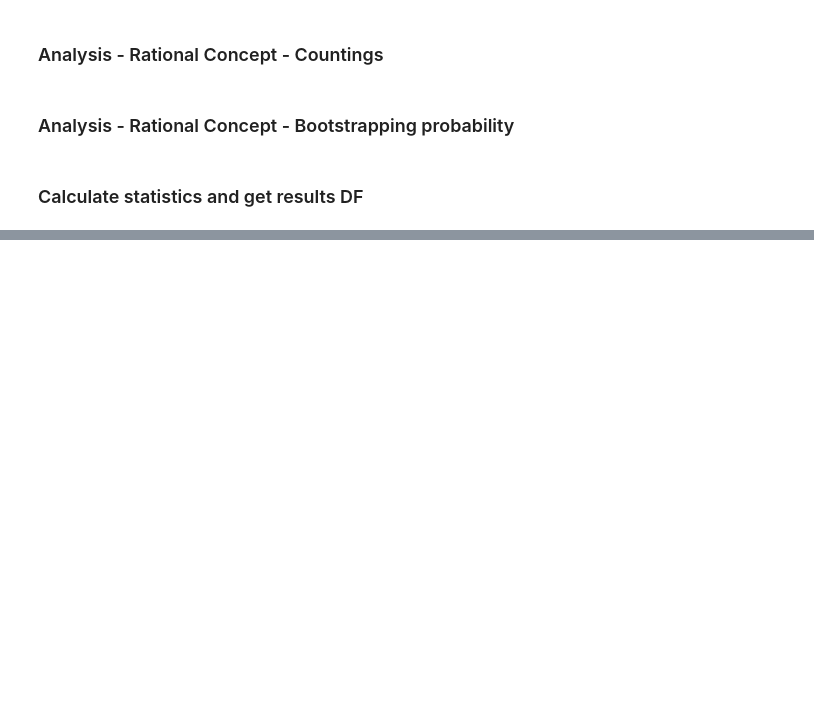
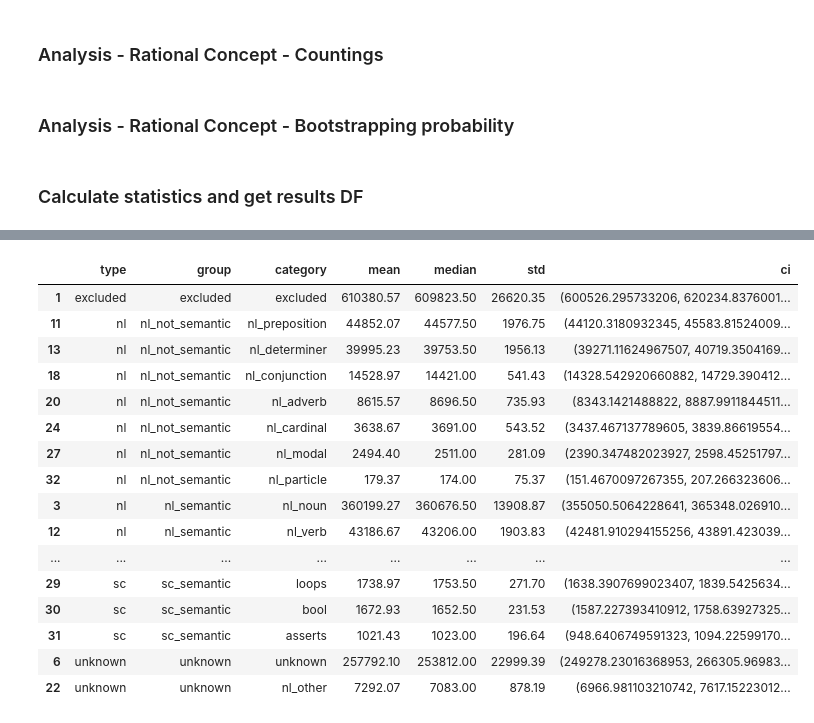
Before and after one commit to WM-SEMERU/code-rationales, a Jupyter notebook: nbs/05_quantitative_analysis.ipynb, the cells around one changed output, grey strips where cells are left out. Drawn from its saved outputs; the diff is of its cells as text; code cells hidden in the pictures; blank space fills up the shorter version.

```diff
--- a/nbs/05_quantitative_analysis.ipynb
+++ b/nbs/05_quantitative_analysis.ipynb
@@ -168,0 +284,20 @@ global_bootstrapped_dataframe = create_bootstapped_dataframe(experients_global_r
+# %%
+calculate_results(global_frequencies_dataframe).sort_values(by=['group','mean'],ascending=[True, False])
+# %% [output]
+|  | type | group | category | mean | median | std | ci |
+| 1 | excluded | excluded | excluded | 610380.57 | 609823.50 | 26620.35 | (600526.295733206, 620234.8376001... |
+| 11 | nl | nl_not_semantic | nl_preposition | 44852.07 | 44577.50 | 1976.75 | (44120.3180932345, 45583.81524009... |
+| 13 | nl | nl_not_semantic | nl_determiner | 39995.23 | 39753.50 | 1956.13 | (39271.11624967507, 40719.3504169... |
+| 18 | nl | nl_not_semantic | nl_conjunction | 14528.97 | 14421.00 | 541.43 | (14328.542920660882, 14729.390412... |
+| 20 | nl | nl_not_semantic | nl_adverb | 8615.57 | 8696.50 | 735.93 | (8343.1421488822, 8887.9911844511... |
+| 24 | nl | nl_not_semantic | nl_cardinal | 3638.67 | 3691.00 | 543.52 | (3437.467137789605, 3839.86619554... |
+| 27 | nl | nl_not_semantic | nl_modal | 2494.40 | 2511.00 | 281.09 | (2390.347482023927, 2598.45251797... |
+| 32 | nl | nl_not_semantic | nl_particle | 179.37 | 174.00 | 75.37 | (151.4670097267355, 207.266323606... |
+| 3 | nl | nl_semantic | nl_noun | 360199.27 | 360676.50 | 13908.87 | (355050.5064228641, 365348.026910... |
+| 12 | nl | nl_semantic | nl_verb | 43186.67 | 43206.00 | 1903.83 | (42481.910294155256, 43891.423039... |
+| ... | ... | ... | ... | ... | ... | ... | ... |
+| 29 | sc | sc_semantic | loops | 1738.97 | 1753.50 | 271.70 | (1638.3907699023407, 1839.5425634... |
+| 30 | sc | sc_semantic | bool | 1672.93 | 1652.50 | 231.53 | (1587.227393410912, 1758.63927325... |
+| 31 | sc | sc_semantic | asserts | 1021.43 | 1023.00 | 196.64 | (948.6406749591323, 1094.22599170... |
+| 6 | unknown | unknown | unknown | 257792.10 | 253812.00 | 22999.39 | (249278.23016368953, 266305.96983... |
+| 22 | unknown | unknown | nl_other | 7292.07 | 7083.00 | 878.19 | (6966.981103210742, 7617.15223012... |
```
Also changed, not shown: parts of 33 cells of this notebook, 7 other files.
